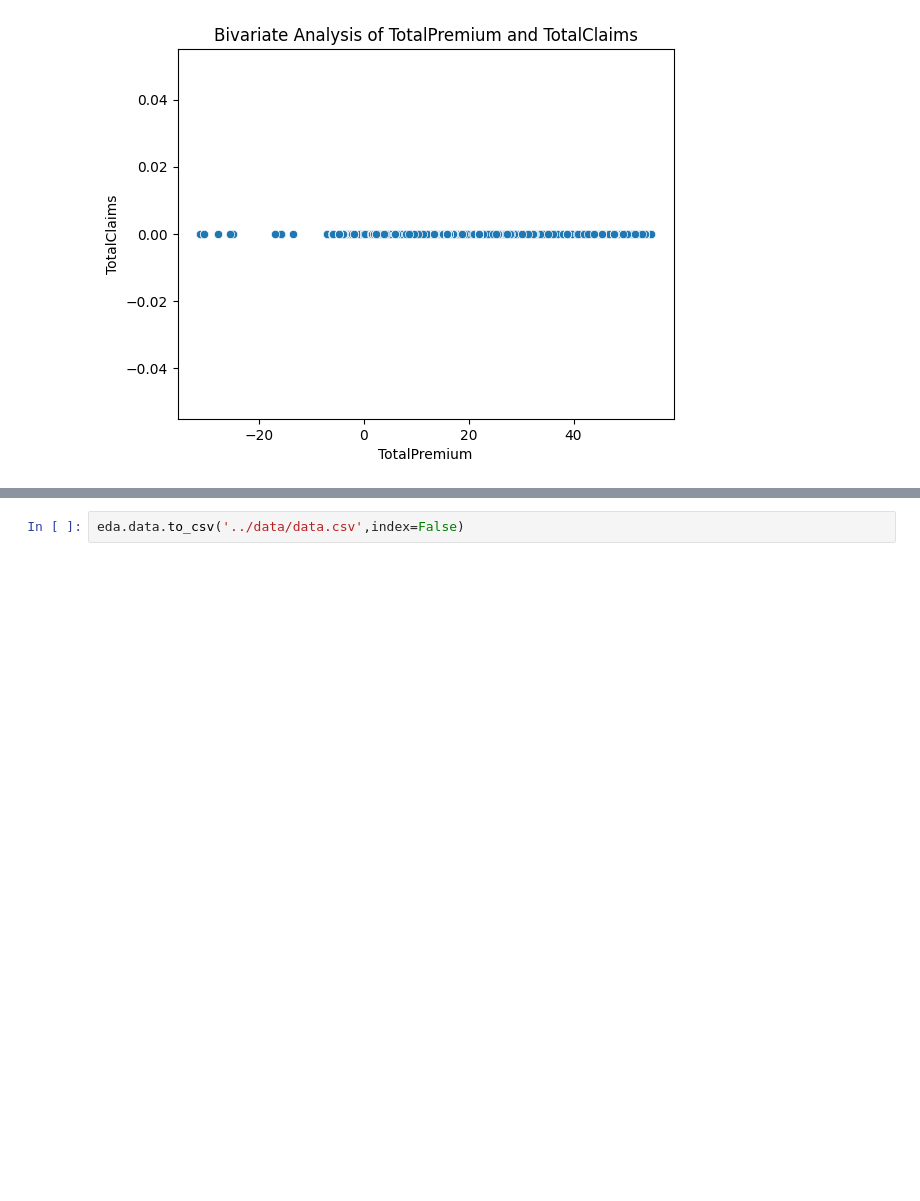
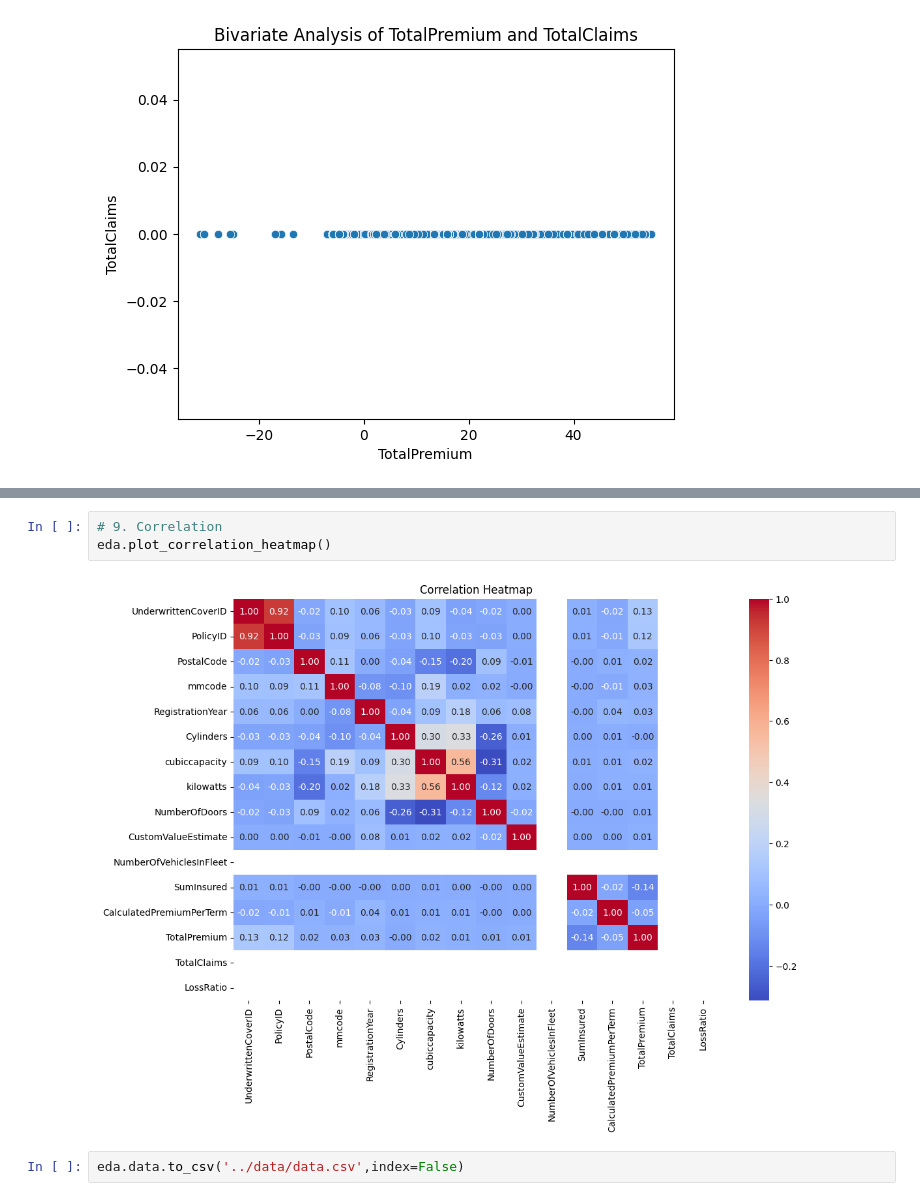
Before and after one commit to sami4Teferi/Risk-Analytics-Predictive-Modeling, a Jupyter notebook: notebooks/eda.ipynb, the cells around one changed output, grey strips where cells are left out. Cells and saved outputs as stored; diff of their text form; blank space fills up the shorter version.

```diff
--- a/notebooks/eda.ipynb
+++ b/notebooks/eda.ipynb
@@ -196,2 +178,7 @@ eda.Bivariate_analysis('TotalPremium','TotalClaims')
+# %%
+# 9. Correlation
+eda.plot_correlation_heatmap()
+# %% [output]
+[figure, added]
 # %%
 eda.data.to_csv('../data/data.csv',index=False)
```
Also changed, not shown: parts of 13 cells of this notebook, 1 other file.
